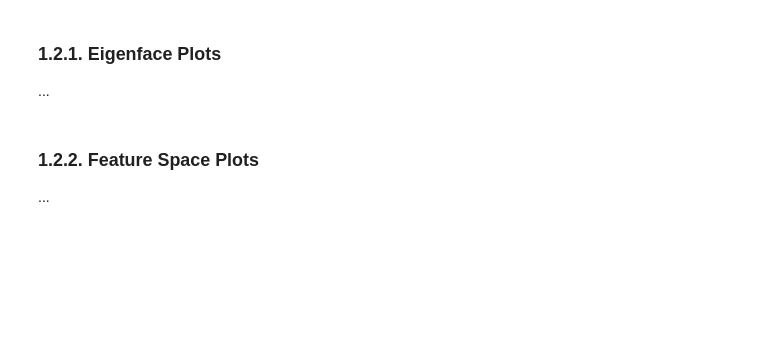
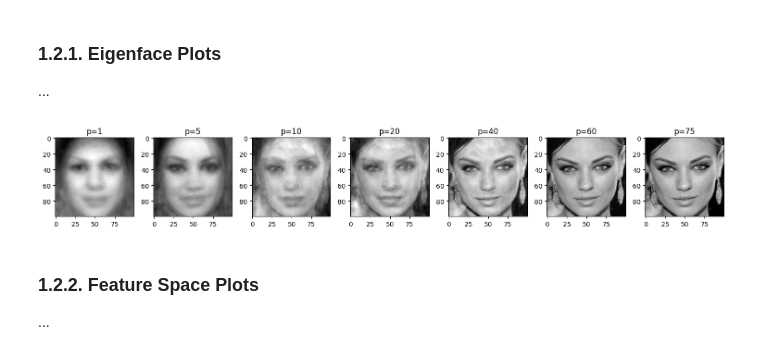
Before and after one commit to lucgrnr/computer-vision-projects, a Jupyter notebook: Assignment_1/ga1_group_27_manolis.ipynb, the cells around one changed output. Saved outputs shown, nothing was run; the diff lists cells and outputs as text; code cells hidden in the pictures; blank space fills up the shorter version.

```diff
--- a/Assignment_1/ga1_group_27_manolis.ipynb
+++ b/Assignment_1/ga1_group_27_manolis.ipynb
@@ -394,0 +317,9 @@ def plot_image_sequence_gray(data, n, imgs_per_row=7):
+# %%
+# 2. Explained variance
+squared_s = S ** 2
+total_s = squared_s.sum()
+explained_var = squared_s / total_s * 100
+
+# Print nicely
+for i, val in enumerate(explained_var):
+    print(f"PC {i+1}: {val:.2f}%")
@@ -395,3 +344,21 @@ def plot_image_sequence_gray(data, n, imgs_per_row=7):
+# %%
+class PCAFeatureExtractor(IdentityFeatureExtractor):
+    def __init__(self, n_components):
+        self.n_components = n_components
+
+    def fit(self, X):
+        self.mean_face = X.mean(axis=0)
+        X_centered = X - self.mean_face
+        U, S, self.Vt = np.linalg.svd(X_centered, full_matrices=False)
+
+    def transform(self, X):
+        return (X - self.mean_face) @ self.Vt[:self.n_components, :].T
+
+    def inverse_transform(self, X_projected):
+        return X_projected @ self.Vt[:self.n_components, :] + self.mean_face
+# %%
+pca_full = PCAFeatureExtractor(n_components=75)
+pca_full.fit(train_X_flat)
 # %% [markdown]
 ### 1.2.1. Eigenface Plots
 ...
@@ -400,3 +365,17 @@ plot_image_sequence_gray(Vt.reshape(77, 100, 100), n=10)
+# %%
+p = [1, 5, 10, 20, 40, 60, 75]
+fig, axes = plt.subplots(1, len(p), figsize=(15, 4))
+for i, p_val in enumerate(p):
+    pca_temp = PCAFeatureExtractor(n_components=p_val)
+    pca_temp.fit(train_X_flat)
+    coefficients = pca_temp.transform(train_X_flat[0:1])
+    reconstruction = pca_temp.inverse_transform(coefficients)
+    axes[i].imshow(reconstruction.reshape(100, 100), cmap='gray')
+    axes[i].set_title(f'p={p_val}')
+plt.tight_layout()
+plt.show()
+# %% [output]
+[figure, added]
 # %% [markdown]
 ### 1.2.2. Feature Space Plots
 ...
```
Also changed, not shown: parts of 18 cells of this notebook.
